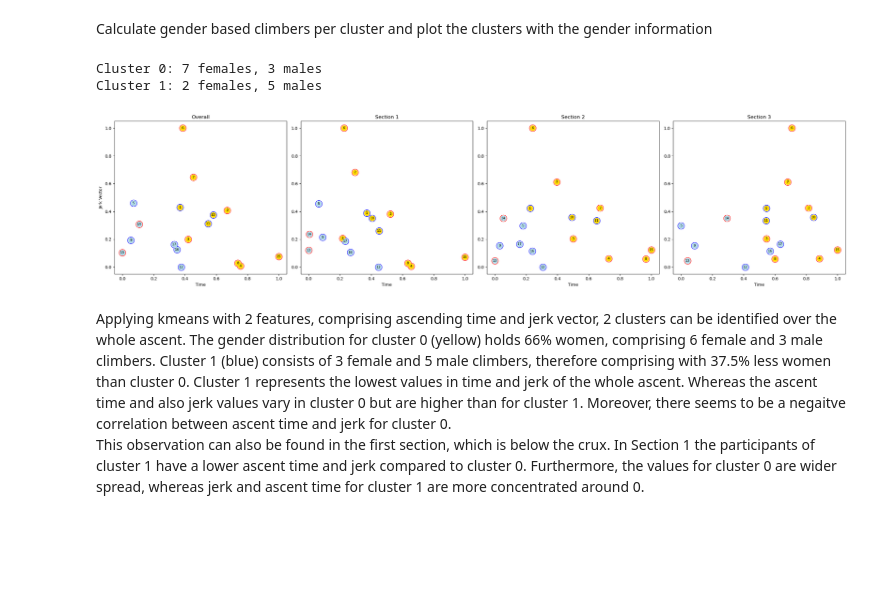
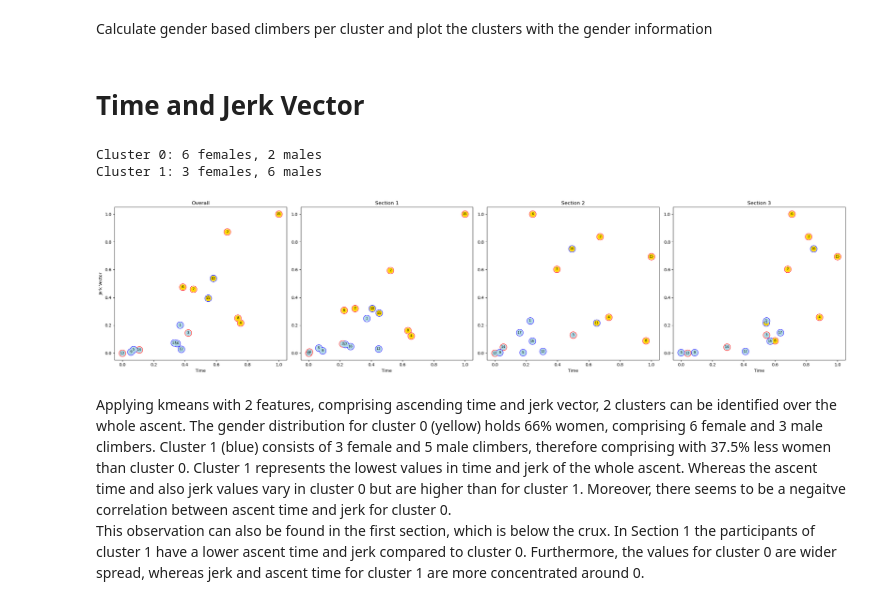
Before and after one commit to doertiboy/MasterStudy, a Jupyter notebook: 03_Clustering.ipynb, the cells around one changed output. Cells and saved outputs as stored; diff of their text form; code cells hidden in the pictures; blank space fills up the shorter version.

Commit message:
change jerk calculation to be dimensionless, adapt C in sections

```diff
--- a/03_Clustering.ipynb
+++ b/03_Clustering.ipynb
@@ -98,6 +96,8 @@ def plotGender2Clusters(data, xlabel, ylabel):
     plt.title('KMeans Clustering with Gender Information')
     plt.legend()
     plt.show()
+# %% [markdown]
+# Time and Jerk Vector
 # %%
 def plotSections2Cluster(overall, section_1, section_2, section_3, xlabel, ylabel):
     female_counts = {}
@@ -108,40 +108,40 @@ def plotSections2Cluster(overall, section_1, section_2, section_3, xlabel, ylabe
     datasets = [overall, section_1, section_2, section_3]
 
     for j, dataset in enumerate(datasets):
         c = 0
         for cluster_label in range(2):
-            female_counts[cluster_label] = np.sum((gender == 'female') & (kmeans.labels_ == cluster_label))
-            male_counts[cluster_label] = np.sum((gender == 'male') & (kmeans.labels_ == cluster_label))
+            female_counts[cluster_label] = np.sum((gender == 0) & (kmeans.labels_ == cluster_label))
+            male_counts[cluster_label] = np.sum((gender == 1) & (kmeans.labels_ == cluster_label))
             if j == 0: print(f"Cluster {cluster_label}: {female_counts[cluster_label]} females, {male_counts[cluster_label]} males")
 
             markers = ['o', 'o']  # Using circles for all points
             cluster_data = dataset[kmeans.labels_ == cluster_label]
             for i, point in enumerate(cluster_data):
                 color = color1 if cluster_label == 1 else color0
                 axs[j].scatter(point[0], point[1], marker=markers[cluster_label], color=color, s=150, label=f'Cluster {cluster_label}')
                 c += 1
 
-            axs[j].scatter(dataset[(gender == 'female') & (kmeans.labels_ == cluster_label), 0], dataset[(gender == 'female') & (kmeans.labels_ == cluster_label), 1], c='white', marker='o', edgecolors='red', linewidth=1, facecolors='none', s=250, label='Female', zorder=0)
-            axs[j].scatter(dataset[(gender == 'male') & (kmeans.labels_ == cluster_label), 0], dataset[(gender == 'male') & (kmeans.labels_ == cluster_label), 1], c='white', marker='o', edgecolors='blue', linewidth=1, facecolors='none', s=250, label='Male', zorder=0)
+            axs[j].scatter(dataset[(gender == 0) & (kmeans.labels_ == cluster_label), 0], dataset[(gender == 0) & (kmeans.labels_ == cluster_label), 1], c='white', marker='o', edgecolors='red', linewidth=1, facecolors='none', s=250, label='Female', zorder=0)
+            axs[j].scatter(dataset[(gender == 1) & (kmeans.labels_ == cluster_label), 0], dataset[(gender == 1) & (kmeans.labels_ == cluster_label), 1], c='white', marker='o', edgecolors='blue', linewidth=1, facecolors='none', s=250, label='Male', zorder=0)
 
         # Annotate each point with person's name
         for i, point in enumerate(dataset):
             numeric_name = person_name[i][1:]
             axs[j].text(point[0], point[1], numeric_name, fontsize=8, ha='center', va='center')
 
         axs[j].set_xlabel(xlabel)
         axs[j].set_title('Section {}'.format(j))
     axs[0].set_ylabel(ylabel)
     axs[0].set_title('Overall')
 
     plt.tight_layout()
     plt.show()
 
 plotSections2Cluster(time_jerk, time_jerk_1, time_jerk_2, time_jerk_3, 'Time', 'Jerk Vector')
 # %% [output]
-Cluster 0: 7 females, 3 males
-Cluster 1: 2 females, 5 males
+Cluster 0: 6 females, 2 males
+Cluster 1: 3 females, 6 males
-[figure, old version]
+[figure, new version]
 # %% [markdown]
 Applying kmeans with 2 features, comprising ascending time and jerk vector, 2 clusters can be identified over the whole ascent. The gender distribution for cluster 0 (yellow) holds 66% women, comprising 6 female and 3 male climbers. Cluster 1 (blue) consists of 3 female and 5 male climbers, therefore comprising with 37.5% less women than cluster 0. Cluster 1 represents the lowest values in time and jerk of the whole ascent. Whereas the ascent time and also jerk values vary in cluster 0 but are higher than for cluster 1.  Moreover, there seems to be a negaitve correlation between ascent time and jerk for cluster 0. <br>
 This observation can also be found in the first section, which is below the crux. In Section 1 the participants of cluster 1 have a lower ascent time and jerk compared to cluster 0. Furthermore, the values for cluster 0 are wider spread, whereas jerk and ascent time for cluster 1 are more concentrated around 0. <br>
```
Also changed, not shown: parts of 11 cells of this notebook, 6 other files.
